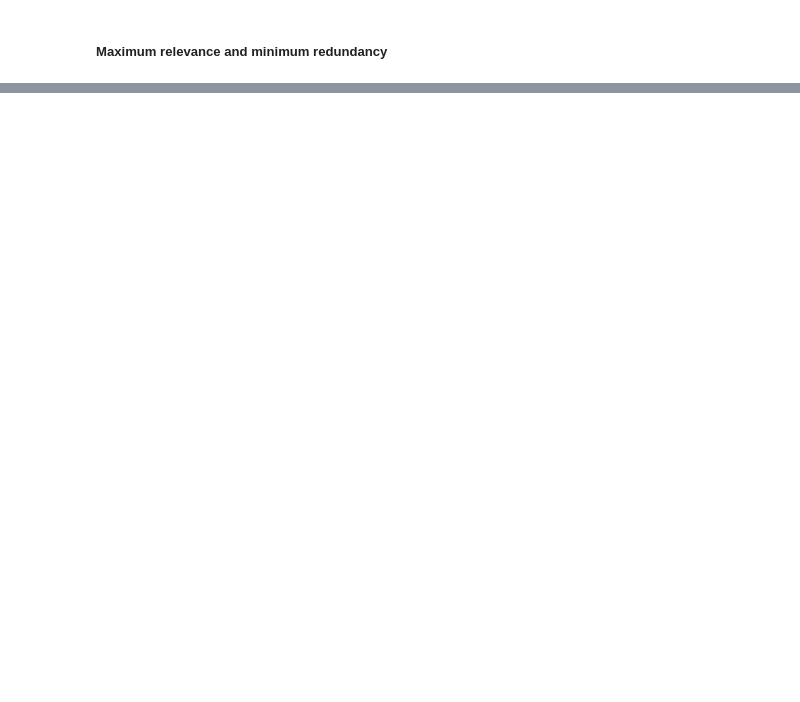
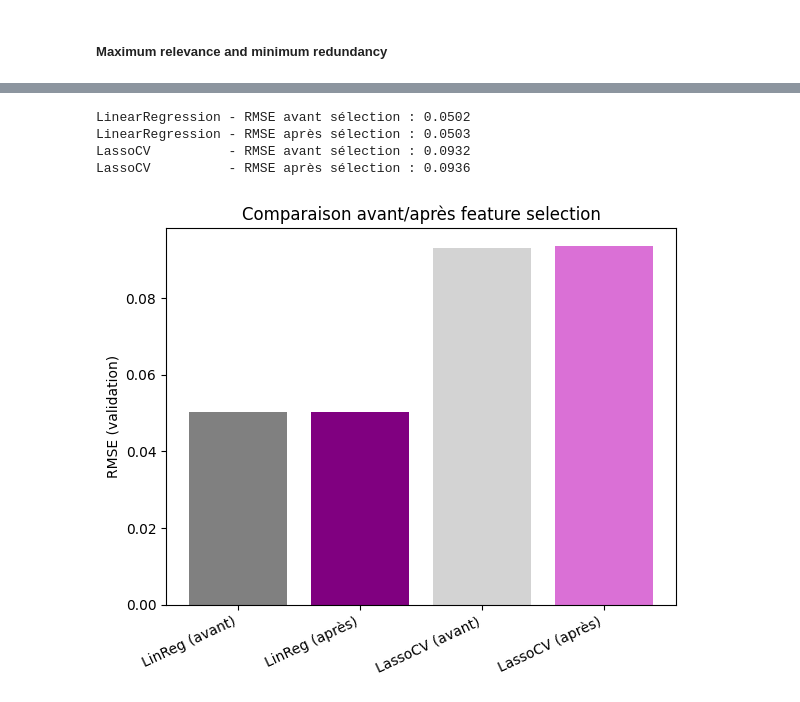
Before and after one commit to thomasrixen/LELEC2870-Project, a Jupyter notebook: Part1/Part1.ipynb, the cells around one changed output, grey strips where cells are left out. Cells and saved outputs as stored; diff of their text form; code cells hidden in the pictures; blank space fills up the shorter version.

```diff
--- a/Part1/Part1.ipynb
+++ b/Part1/Part1.ipynb
@@ -361,0 +336,19 @@ Selected features :
+# %%
+scaler_lasso = StandardScaler()
+X_train_scaled = scaler_lasso.fit_transform(X_train_mrmr)
+
+lasso = LassoCV(cv=5, random_state=42, max_iter=10000)
+lasso.fit(X_train_scaled, y_train.values.ravel())
+
+coeffs = pd.Series(lasso.coef_, index=X_train_mrmr.columns)
+selected_features_lasso = coeffs[coeffs != 0].index.tolist()
+
+print(f"\nFeatures finales retenues par LassoCV ({len(selected_features_lasso)}) :")
+print(selected_features_lasso)
+
+X_train_selected = X_train_mrmr[selected_features_lasso]
+X_val_selected = X_val_mrmr[selected_features_lasso]
+X_test_selected = X_test_mrmr[selected_features_lasso]
+
+print("Train shape final :", X_train_selected.shape)
+print("Validation shape final :", X_val_selected.shape)
@@ -361,0 +362,61 @@ Selected features :
+# %%
+
+from sklearn.linear_model import LinearRegression, LassoCV
+from sklearn.model_selection import cross_val_score
+from sklearn.metrics import make_scorer, mean_squared_error
+import numpy as np
+import matplotlib.pyplot as plt
+
+def compute_rmse(y_pred, y_true):
+
+    y_pred, y_true = np.asarray(y_pred), np.asarray(y_true)
+    mse = np.mean((y_pred - y_true) ** 2)
+    return np.sqrt(mse)
+
+
+# --- A. LinearRegression avant feature selection ---
+linreg = LinearRegression()
+linreg.fit(X_train, y_train)
+y_pred_val_lin_before = linreg.predict(X_val)
+rmse_lin_before = compute_rmse(y_pred_val_lin_before, y_val)
+
+# --- B. LinearRegression après feature selection ---
+linreg.fit(X_train_selected, y_train)
+y_pred_val_lin_after = linreg.predict(X_val_selected)
+rmse_lin_after = compute_rmse(y_pred_val_lin_after, y_val)
+
+# --- C. LassoCV avant feature selection ---
+lasso = LassoCV(cv=5, random_state=42, max_iter=10000)
+lasso.fit(X_train, y_train)
+y_pred_val_lasso_before = lasso.predict(X_val)
+rmse_lasso_before = compute_rmse(y_pred_val_lasso_before, y_val)
+
+# --- D. LassoCV après feature selection ---
+lasso.fit(X_train_selected, y_train)
+y_pred_val_lasso_after = lasso.predict(X_val_selected)
+rmse_lasso_after = compute_rmse(y_pred_val_lasso_after, y_val)
+
+# --- Résultats ---
+print(f"\nLinearRegression - RMSE avant sélection : {rmse_lin_before:.4f}")
+print(f"LinearRegression - RMSE après sélection : {rmse_lin_after:.4f}")
+print(f"LassoCV          - RMSE avant sélection : {rmse_lasso_before:.4f}")
+print(f"LassoCV          - RMSE après sélection : {rmse_lasso_after:.4f}")
+
+# --- Visualisation ---
+plt.figure(figsize=(6, 5))
+labels = ["LinReg (avant)", "LinReg (après)", "LassoCV (avant)", "LassoCV (après)"]
+values = [rmse_lin_before, rmse_lin_after, rmse_lasso_before, rmse_lasso_after]
+colors = ['gray', 'purple', 'lightgray', 'orchid']
+
+plt.bar(labels, values, color=colors)
+plt.ylabel("RMSE (validation)")
+plt.title("Comparaison avant/après feature selection")
+plt.xticks(rotation=25, ha='right')
+plt.tight_layout()
+plt.show()
+# %% [output]
+LinearRegression - RMSE avant sélection : 0.0502
+LinearRegression - RMSE après sélection : 0.0503
+LassoCV          - RMSE avant sélection : 0.0932
+LassoCV          - RMSE après sélection : 0.0936
+[figure, added]
```
Also changed, not shown: parts of 21 cells of this notebook.
